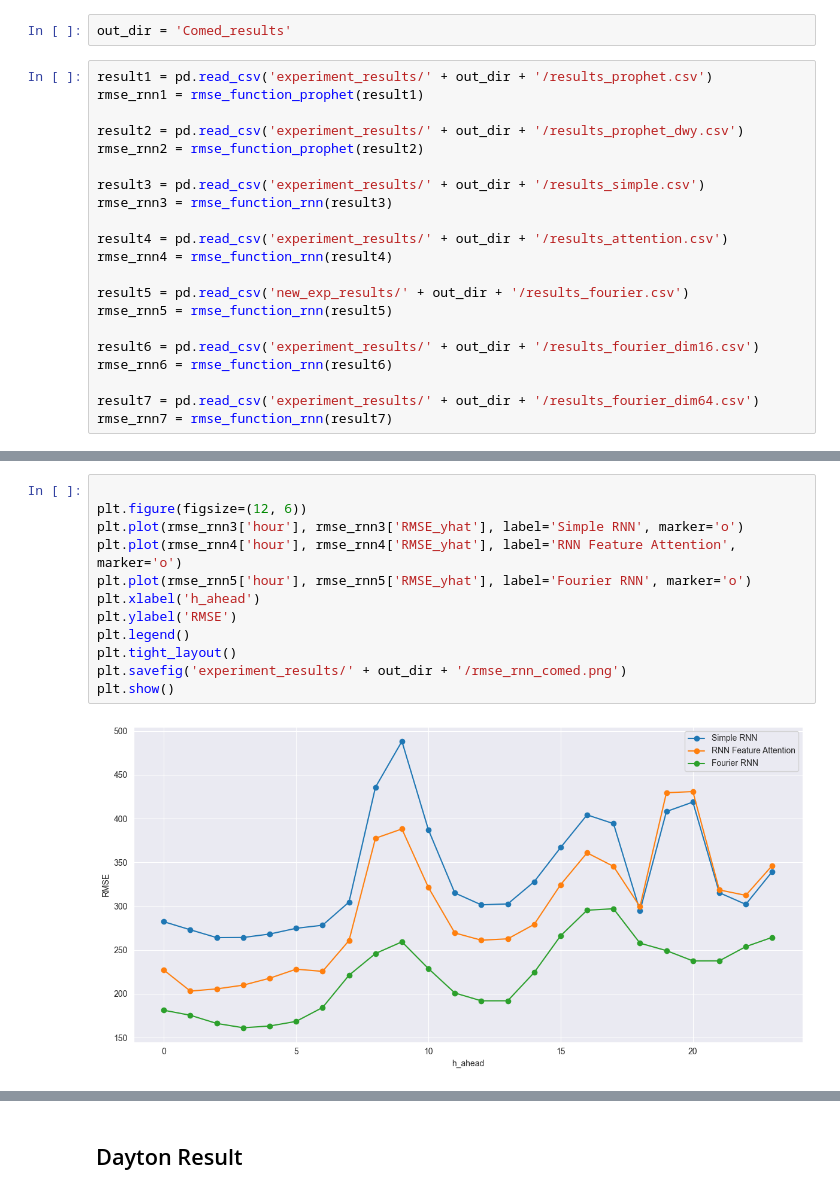
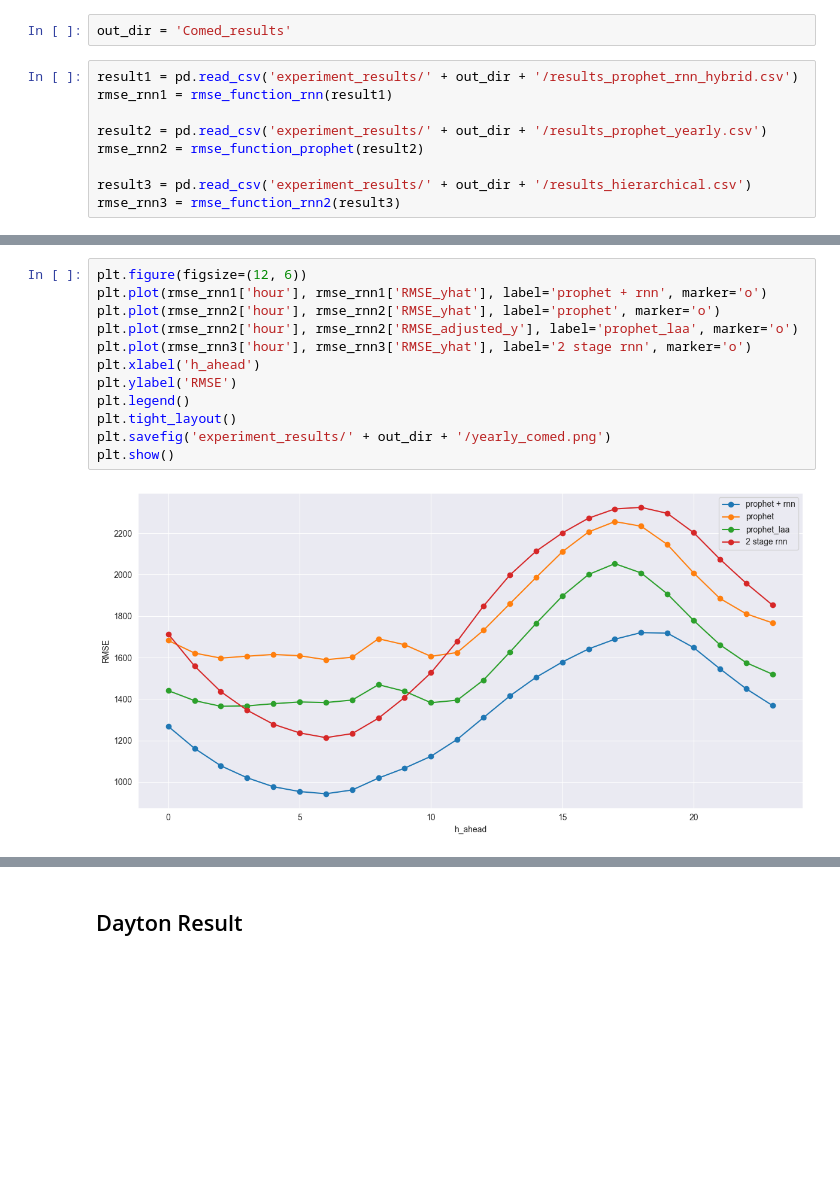
Before and after one commit to qic0-0/RNN_based_downscaling, a Jupyter notebook: results_yearly.ipynb, the cells around one changed output, grey strips where cells are left out. Drawn from its saved outputs; the diff is of its cells as text; blank space fills up the shorter version.

```diff
--- a/results_yearly.ipynb
+++ b/results_yearly.ipynb
@@ -103,23 +73,11 @@ plt.show()
 # %%
 out_dir = 'Comed_results'
 # %%
-result1 = pd.read_csv('experiment_results/' + out_dir + '/results_prophet.csv')
-rmse_rnn1 = rmse_function_prophet(result1)
+result1 = pd.read_csv('experiment_results/' + out_dir + '/results_prophet_rnn_hybrid.csv')
+rmse_rnn1 = rmse_function_rnn(result1)
 
-result2 = pd.read_csv('experiment_results/' + out_dir + '/results_prophet_dwy.csv')
+result2 = pd.read_csv('experiment_results/' + out_dir + '/results_prophet_yearly.csv')
 rmse_rnn2 = rmse_function_prophet(result2)
 
-result3 = pd.read_csv('experiment_results/' + out_dir + '/results_simple.csv')
-rmse_rnn3 = rmse_function_rnn(result3)
-
-result4 = pd.read_csv('experiment_results/' + out_dir + '/results_attention.csv')
-rmse_rnn4 = rmse_function_rnn(result4)
-
-result5 = pd.read_csv('new_exp_results/' + out_dir + '/results_fourier.csv')
-rmse_rnn5 = rmse_function_rnn(result5)
-
-result6 = pd.read_csv('experiment_results/' + out_dir + '/results_fourier_dim16.csv')
-rmse_rnn6 = rmse_function_rnn(result6)
-
-result7 = pd.read_csv('experiment_results/' + out_dir + '/results_fourier_dim64.csv')
-rmse_rnn7 = rmse_function_rnn(result7)
+result3 = pd.read_csv('experiment_results/' + out_dir + '/results_hierarchical.csv')
+rmse_rnn3 = rmse_function_rnn2(result3)
@@ -146,14 +84,14 @@ print(rmse_rnn7['RMSE_yhat'].std())
 # %%
-
 plt.figure(figsize=(12, 6))
-plt.plot(rmse_rnn3['hour'], rmse_rnn3['RMSE_yhat'], label='Simple RNN', marker='o')
-plt.plot(rmse_rnn4['hour'], rmse_rnn4['RMSE_yhat'], label='RNN Feature Attention', marker='o')
-plt.plot(rmse_rnn5['hour'], rmse_rnn5['RMSE_yhat'], label='Fourier RNN', marker='o')
+plt.plot(rmse_rnn1['hour'], rmse_rnn1['RMSE_yhat'], label='prophet + rnn', marker='o')
+plt.plot(rmse_rnn2['hour'], rmse_rnn2['RMSE_yhat'], label='prophet', marker='o')
+plt.plot(rmse_rnn2['hour'], rmse_rnn2['RMSE_adjusted_y'], label='prophet_laa', marker='o')
+plt.plot(rmse_rnn3['hour'], rmse_rnn3['RMSE_yhat'], label='2 stage rnn', marker='o')
 plt.xlabel('h_ahead')
 plt.ylabel('RMSE')
 plt.legend()
 plt.tight_layout()
-plt.savefig('experiment_results/' + out_dir + '/rmse_rnn_comed.png')
+plt.savefig('experiment_results/' + out_dir + '/yearly_comed.png')
 plt.show()
 # %% [output]
-[figure, old version]
+[figure, new version]
```
Also changed, not shown: parts of 16 cells of this notebook, 46 other files.
